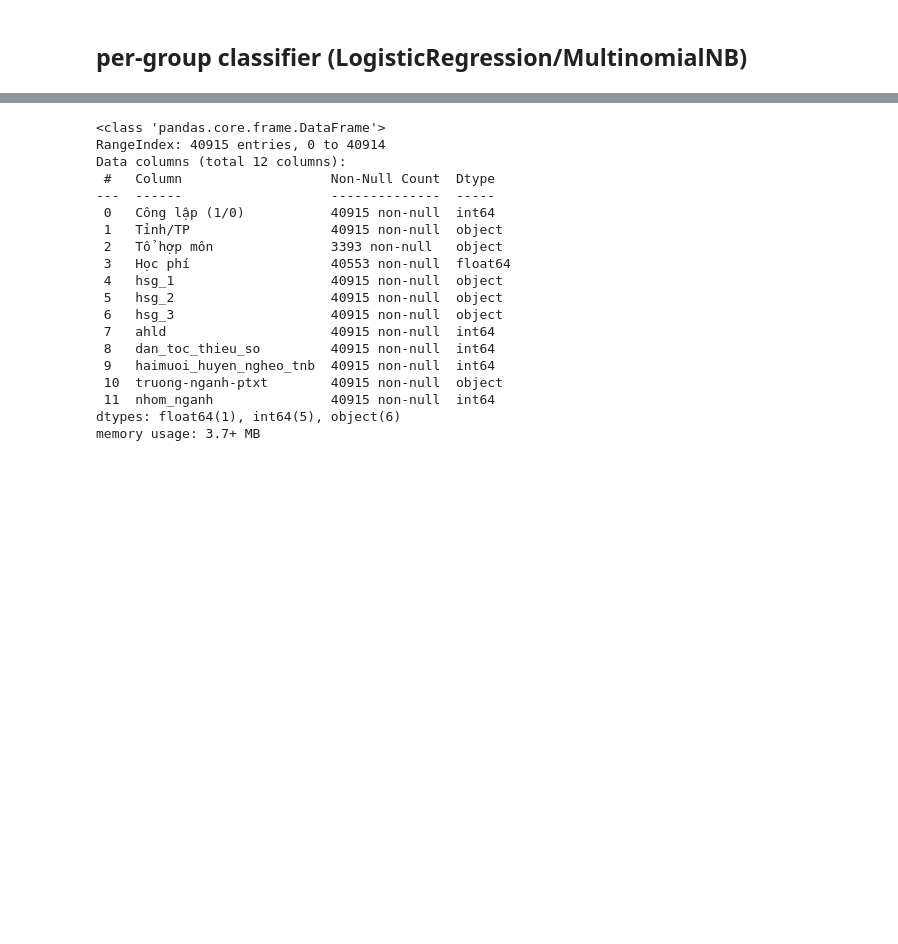
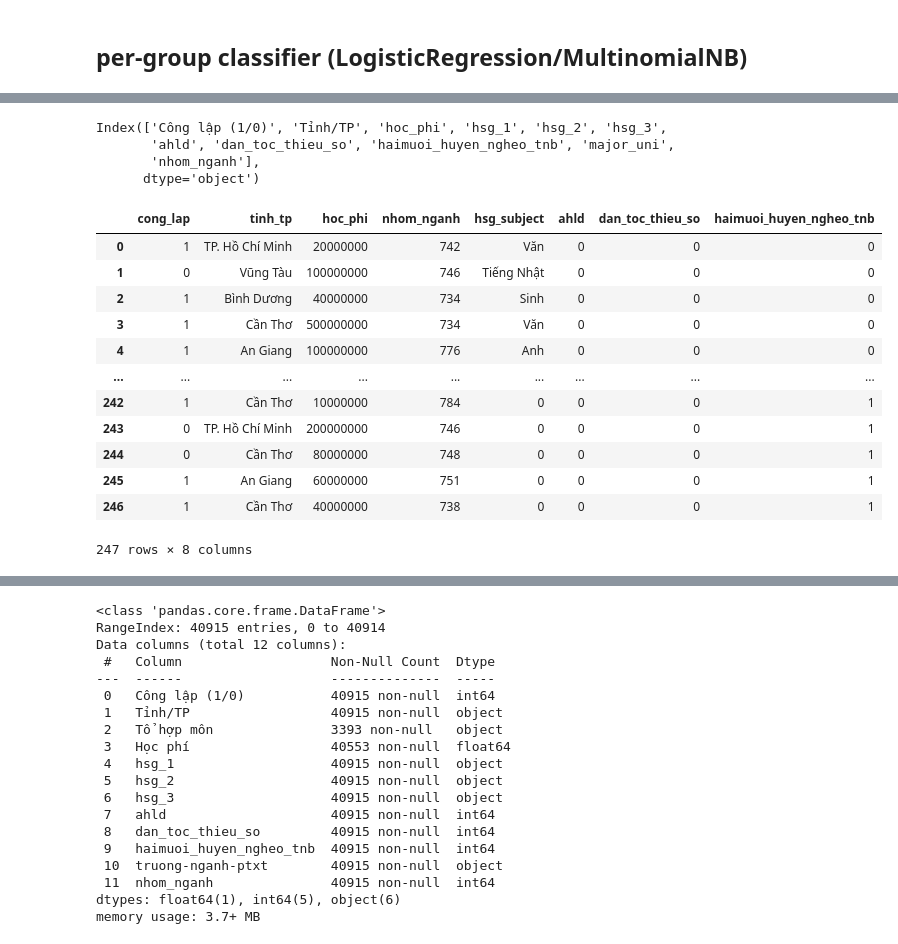
Before and after one commit to th-mimifufu/ptnk.khkt_project, a Jupyter notebook: notebooks/l1/new_train.ipynb, the cells around one changed output, grey strips where cells are left out. Drawn from its saved outputs; the diff is of its cells as text; code cells hidden in the pictures; blank space fills up the shorter version.

```diff
--- a/notebooks/l1/new_train.ipynb
+++ b/notebooks/l1/new_train.ipynb
@@ -519,0 +678,7 @@ print(pred_df)
+# %%
+l1_ori.columns
+# %% [output]
+Index(['Công lập (1/0)', 'Tỉnh/TP', 'hoc_phi', 'hsg_1', 'hsg_2', 'hsg_3',
+       'ahld', 'dan_toc_thieu_so', 'haimuoi_huyen_ngheo_tnb', 'major_uni',
+       'nhom_nganh'],
+      dtype='object')
@@ -519,0 +700,16 @@ print(pred_df)
+# %%
+out
+# %% [output]
+|  | cong_lap | tinh_tp | hoc_phi | nhom_nganh | hsg_subject | ahld | dan_toc_thieu_so | haimuoi_huyen_ngheo_tnb |
+| 0 | 1 | TP. Hồ Chí Minh | 20000000 | 742 | Văn | 0 | 0 | 0 |
+| 1 | 0 | Vũng Tàu | 100000000 | 746 | Tiếng Nhật | 0 | 0 | 0 |
+| 2 | 1 | Bình Dương | 40000000 | 734 | Sinh | 0 | 0 | 0 |
+| 3 | 1 | Cần Thơ | 500000000 | 734 | Văn | 0 | 0 | 0 |
+| 4 | 1 | An Giang | 100000000 | 776 | Anh | 0 | 0 | 0 |
+| ... | ... | ... | ... | ... | ... | ... | ... | ... |
+| 242 | 1 | Cần Thơ | 10000000 | 784 | 0 | 0 | 0 | 1 |
+| 243 | 0 | TP. Hồ Chí Minh | 200000000 | 746 | 0 | 0 | 0 | 1 |
+| 244 | 0 | Cần Thơ | 80000000 | 748 | 0 | 0 | 0 | 1 |
+| 245 | 1 | An Giang | 60000000 | 751 | 0 | 0 | 0 | 1 |
+| 246 | 1 | Cần Thơ | 40000000 | 738 | 0 | 0 | 0 | 1 |
+247 rows × 8 columns
```
Also changed, not shown: parts of 41 cells of this notebook, 1 other file.
